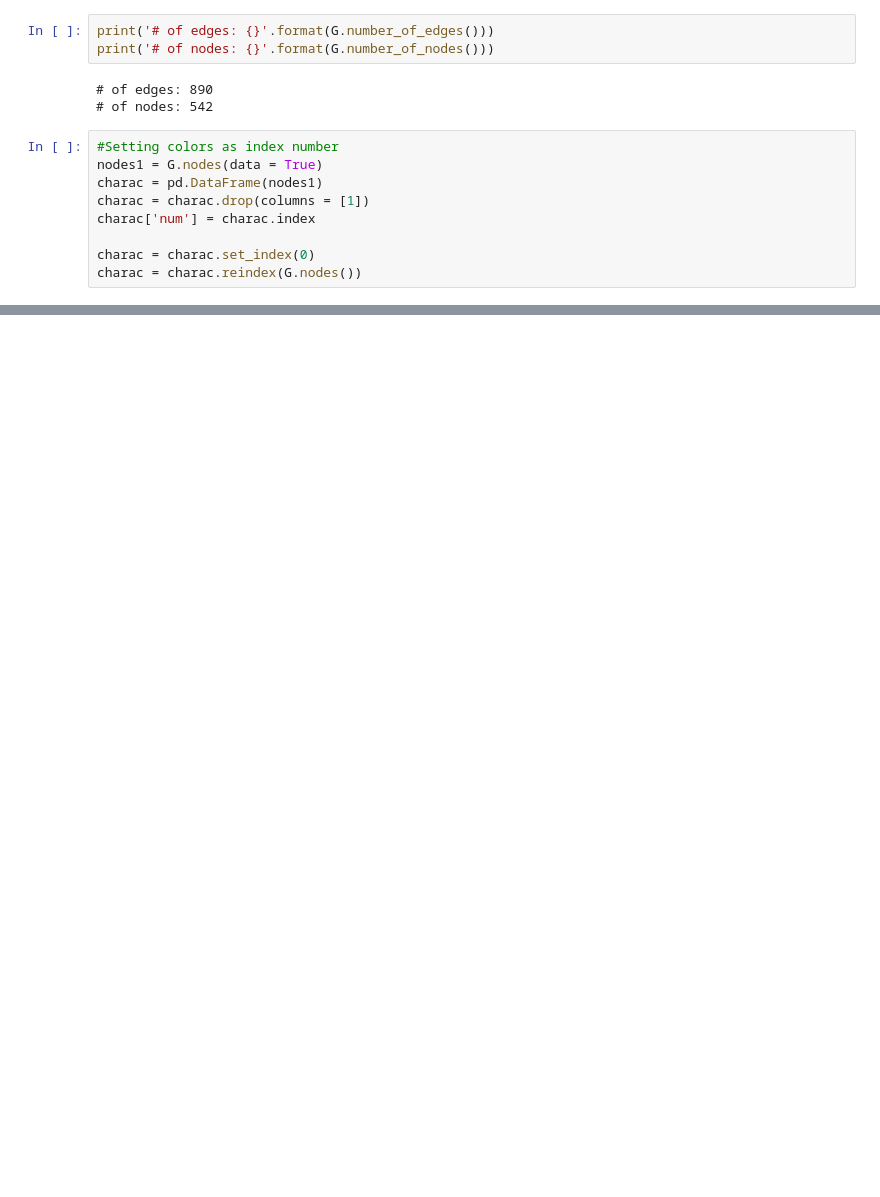
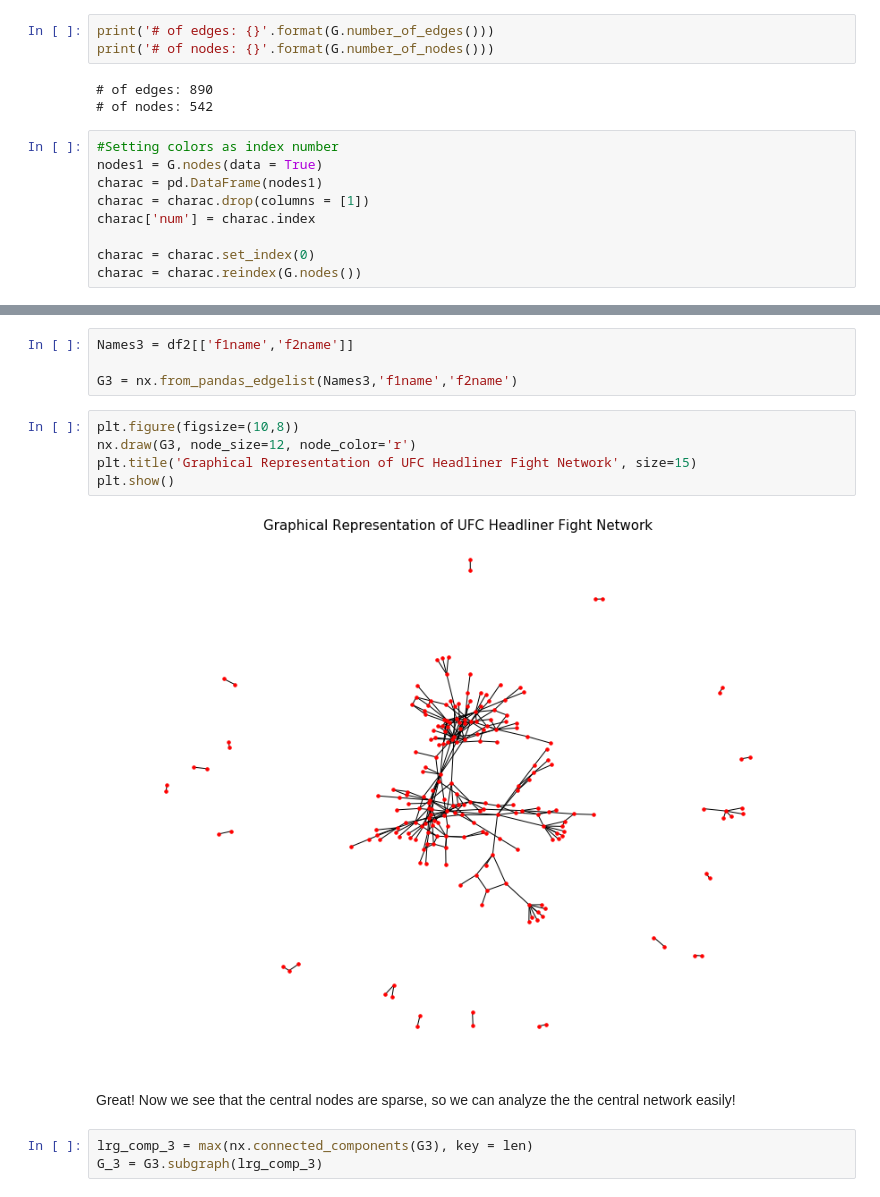
Before and after one commit to jesterugalde/UFC-Social-Network, a Jupyter notebook: UFC Headliner Network.ipynb, the cells around one changed output, grey strips where cells are left out. Drawn from its saved outputs; the diff is of its cells as text; blank space fills up the shorter version.

```diff
--- a/UFC Headliner Network.ipynb
+++ b/UFC Headliner Network.ipynb
@@ -120,0 +185,16 @@ plt.show()
+# %%
+Names3 = df2[['f1name','f2name']]
+
+G3 = nx.from_pandas_edgelist(Names3,'f1name','f2name')
+# %%
+plt.figure(figsize=(10,8))
+nx.draw(G3, node_size=12, node_color='r')
+plt.title('Graphical Representation of UFC Headliner Fight Network', size=15)
+plt.show()
+# %% [output]
+[figure, added]
+# %% [markdown]
+Great! Now we see that the central nodes are sparse, so we can analyze the the central network easily!
+# %%
+lrg_comp_3 = max(nx.connected_components(G3), key = len)
+G_3 = G3.subgraph(lrg_comp_3)
```
Also changed, not shown: parts of 19 cells of this notebook.
